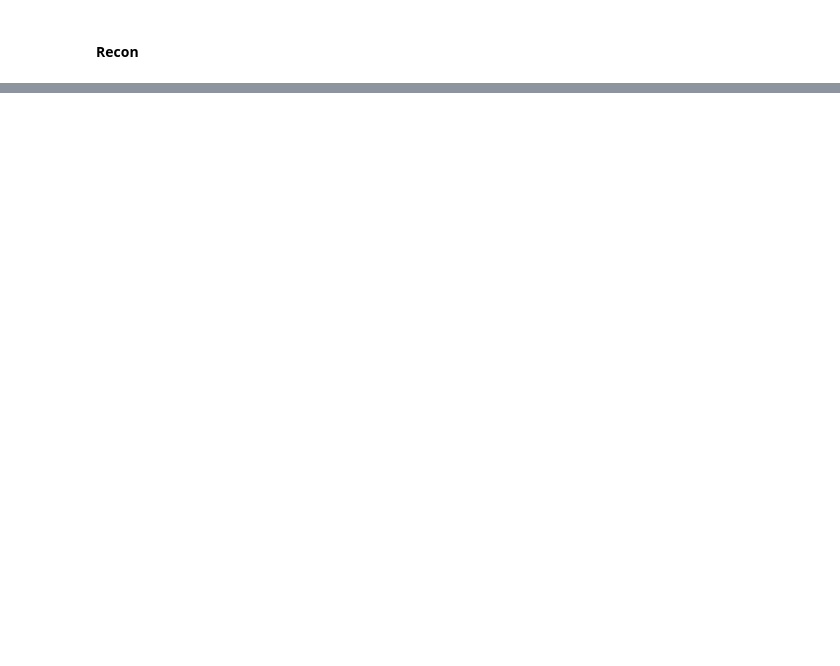
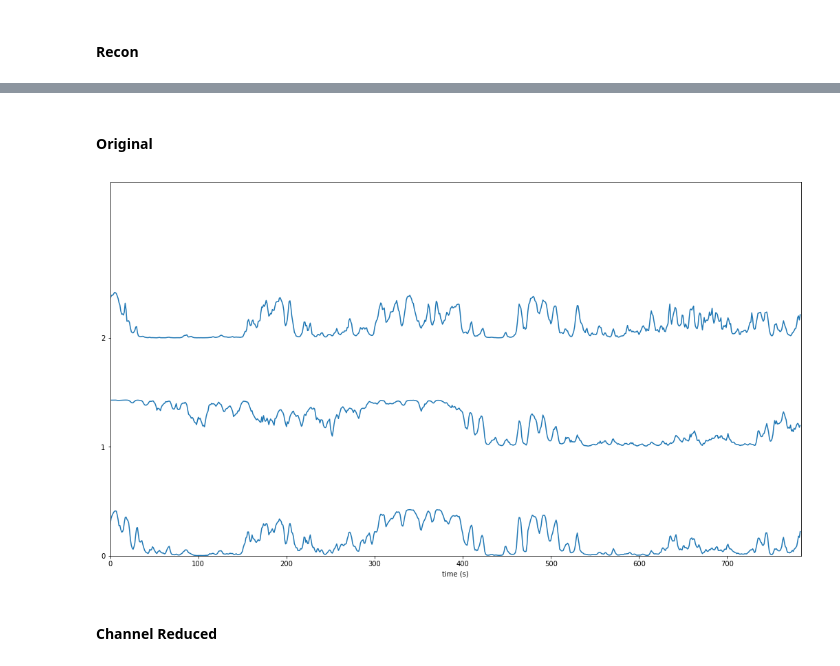
Before and after one commit to DanielLongo/NeuralFill, a Jupyter notebook: visualize/plot_recon_mc.ipynb, the cells around one changed output, grey strips where cells are left out. Cells and saved outputs as stored; diff of their text form; code cells hidden in the pictures; blank space fills up the shorter version.

```diff
--- a/visualize/plot_recon_mc.ipynb
+++ b/visualize/plot_recon_mc.ipynb
@@ -29,0 +32,16 @@ stacklineplot.stackplot(samples[16+3])
+# %%
+sys.path.append("../")
+from utils import reduce_channel_batch, interpolate_signals
+example_idx = 1
+epoch = 1000
+# %%
+# samples = np.load("../denoise/results_denoise/mc_conv_fill_eval_recon_" + str(epoch) +".npy")
+samples = np.load("../denoise/results_denoise/1c_conv_fill_eval_" + str(epoch) +".npy")
+# %% [markdown]
+#### Original
+# %%
+stacklineplot.stackplot(samples[example_idx], yscale=.3)
+# %% [output]
+[figure, added]
+# %% [markdown]
+#### Channel Reduced
```
Also changed, not shown: parts of 10 cells of this notebook, 1 other file.
